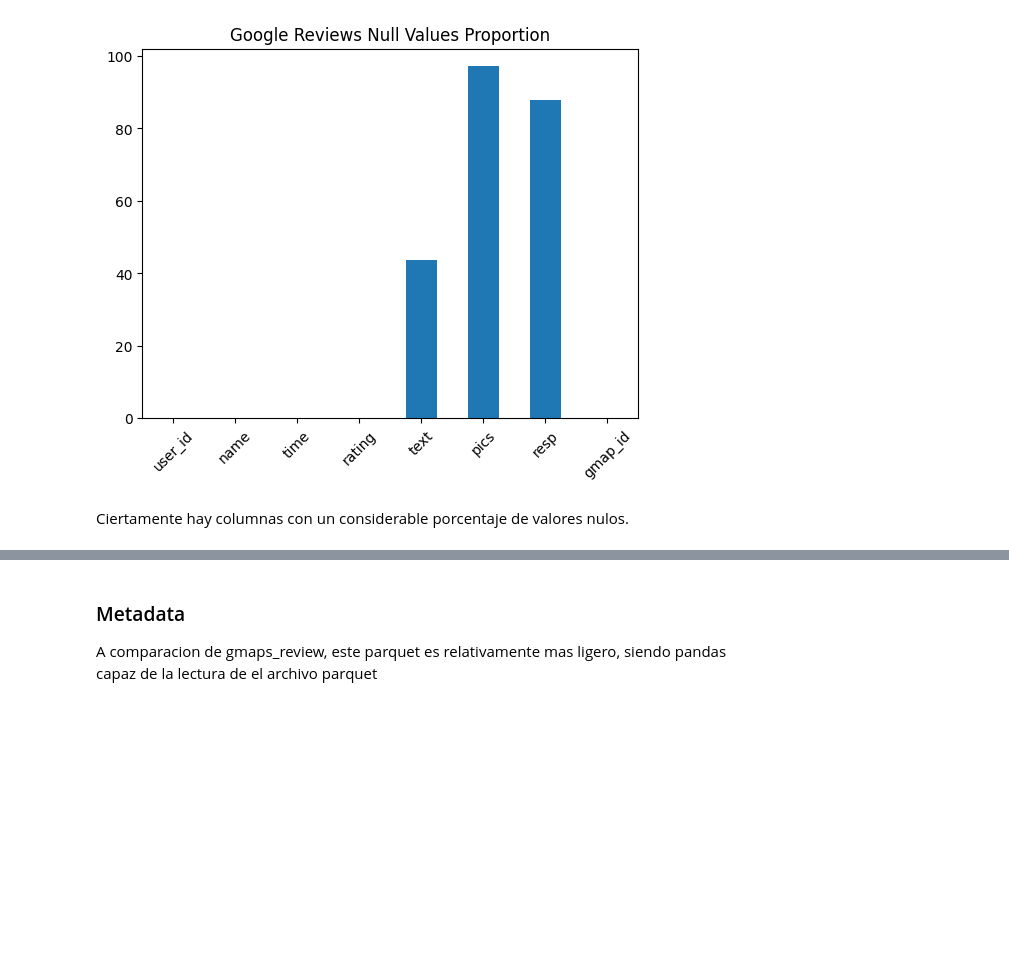
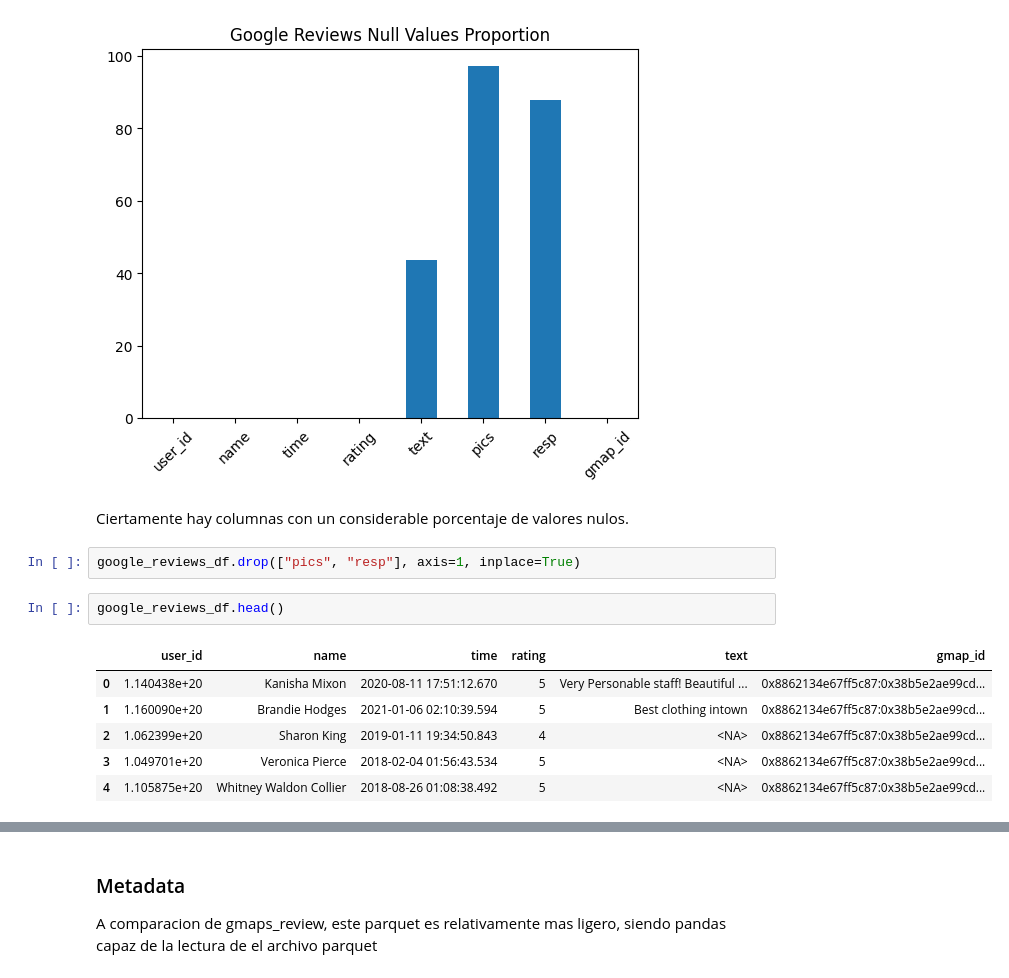
Before and after one commit to melodiromero/Google-Yelp, a Jupyter notebook: Sprint-1/Yelp/etl_eda.ipynb, the cells around one changed output, grey strips where cells are left out. Cells and saved outputs as stored; diff of their text form; blank space fills up the shorter version.

```diff
--- a/Sprint-1/Yelp/etl_eda.ipynb
+++ b/Sprint-1/Yelp/etl_eda.ipynb
@@ -159,3 +159,14 @@ proporcion_nulos(google_reviews_df).plot(kind="bar", rot=45, title="Google Revie
 [figure]
 # %% [markdown]
 Ciertamente hay columnas con un considerable porcentaje de valores nulos.
+# %%
+google_reviews_df.drop(["pics", "resp"], axis=1, inplace=True)
+# %%
+google_reviews_df.head()
+# %% [output]
+|  | user_id | name | time | rating | text | gmap_id |
+| 0 | 1.140438e+20 | Kanisha Mixon | 2020-08-11 17:51:12.670 | 5 | Very Personable staff! Beautiful ... | 0x8862134e67ff5c87:0x38b5e2ae99cd... |
+| 1 | 1.160090e+20 | Brandie Hodges | 2021-01-06 02:10:39.594 | 5 | Best clothing intown | 0x8862134e67ff5c87:0x38b5e2ae99cd... |
+| 2 | 1.062399e+20 | Sharon King | 2019-01-11 19:34:50.843 | 4 | <NA> | 0x8862134e67ff5c87:0x38b5e2ae99cd... |
+| 3 | 1.049701e+20 | Veronica Pierce | 2018-02-04 01:56:43.534 | 5 | <NA> | 0x8862134e67ff5c87:0x38b5e2ae99cd... |
+| 4 | 1.105875e+20 | Whitney Waldon Collier | 2018-08-26 01:08:38.492 | 5 | <NA> | 0x8862134e67ff5c87:0x38b5e2ae99cd... |
```
Also changed, not shown: parts of 42 cells of this notebook.
